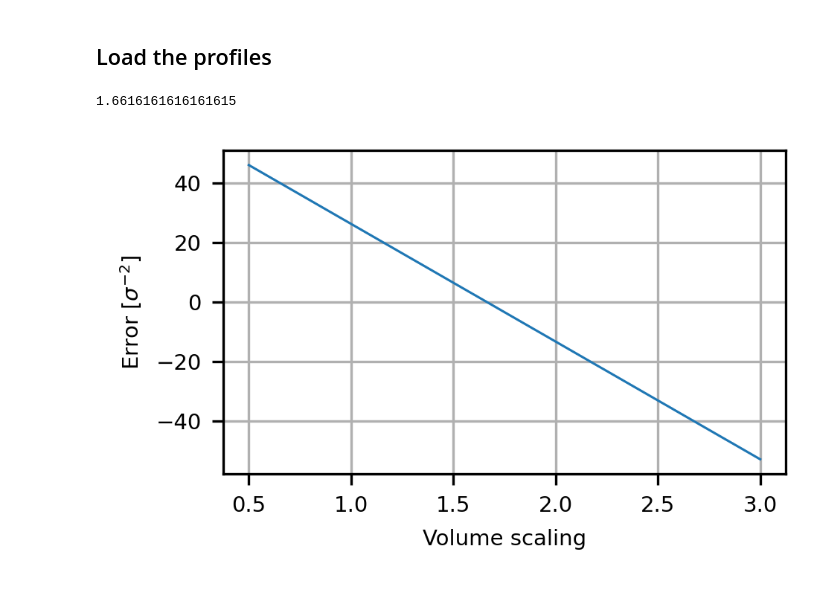
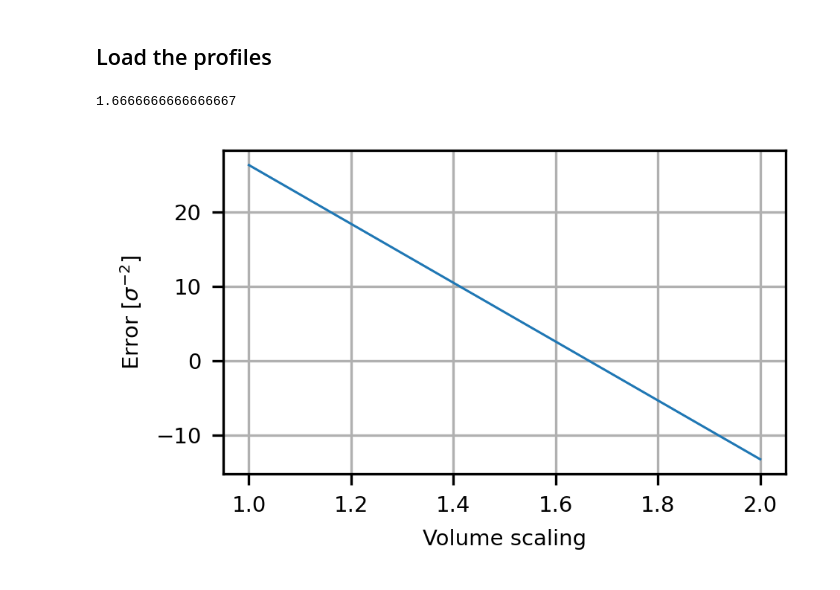
Before and after one commit to leon-a-smook/picbad, a Jupyter notebook: notebooks/scaling-factor.ipynb, the cells around one changed output. Drawn from its saved outputs; the diff is of its cells as text; code cells hidden in the pictures.

Commit message:
Scaling factor determination

```diff
--- a/notebooks/scaling-factor.ipynb
+++ b/notebooks/scaling-factor.ipynb
@@ -67,19 +64,19 @@ def calculate_errors(volume_scaling):
               np.trapz(brush_14.phi_N,brush_14.z) - np.trapz(brush_14_th.phi_N,brush_14_th.z)])
     return errors
 # %%
-volume_scalings= np.linspace(0.5,3,num=100)
+volume_scalings= np.linspace(1.0,2.0,num=100)
 errors = np.zeros((len(volume_scalings),4))
 for i, volume_scaling in enumerate(volume_scalings):
     errors[i,:] = calculate_errors(volume_scaling)
 
 print(volume_scalings[np.argmin(np.abs(np.sum(errors,axis=1)))])
 fig, ax = plt.subplots(figsize=FIGURE_SIZE,dpi=FIGURE_DPI)
 ax.plot(volume_scalings,np.sum(errors,axis=1))
 ax.set_xlabel('Volume scaling')
 ax.set_ylabel('Error [$\sigma^{-2}$]')
 ax.grid()
 
 fig.tight_layout()
 # %% [output]
-1.6616161616161615
+1.6666666666666667
-[figure, old version]
+[figure, new version]
```
Also changed, not shown: parts of 1 cell of this notebook.
